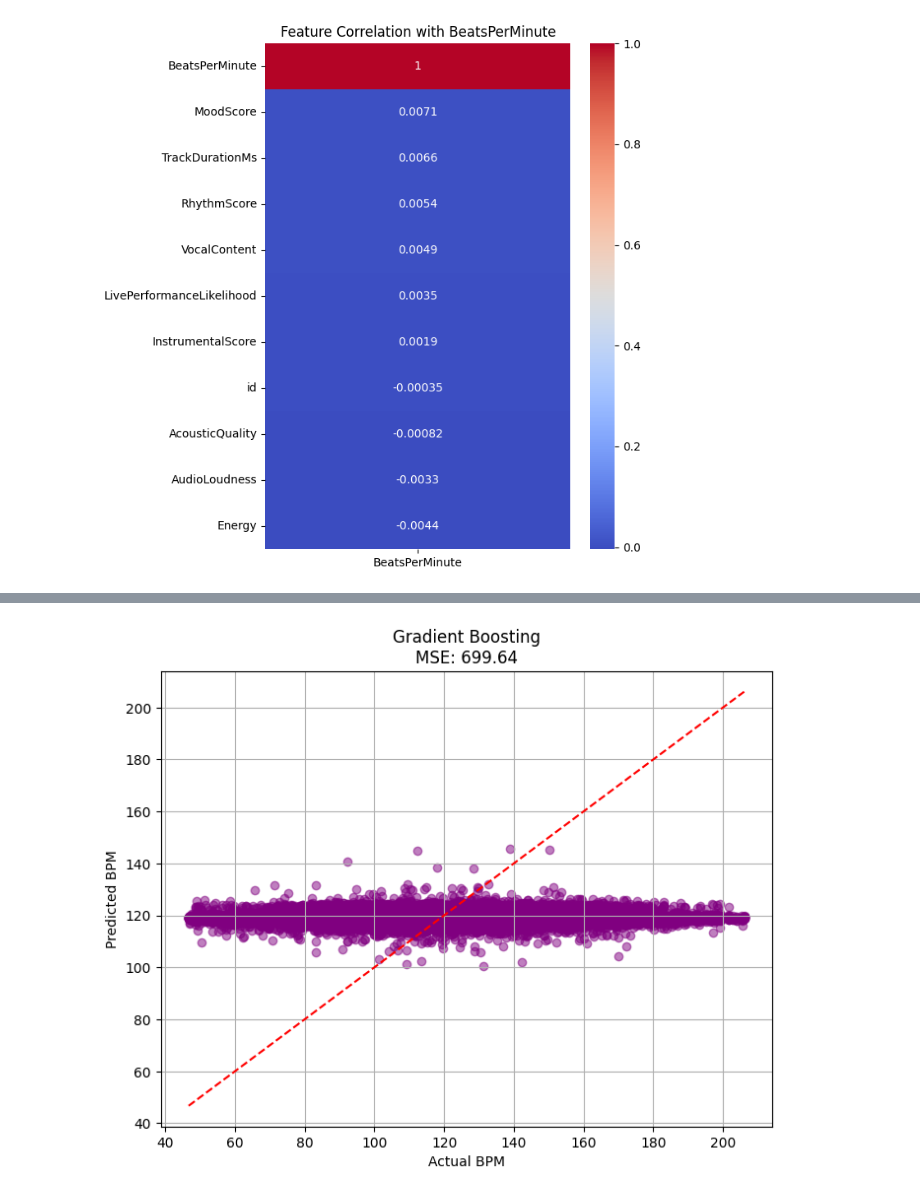
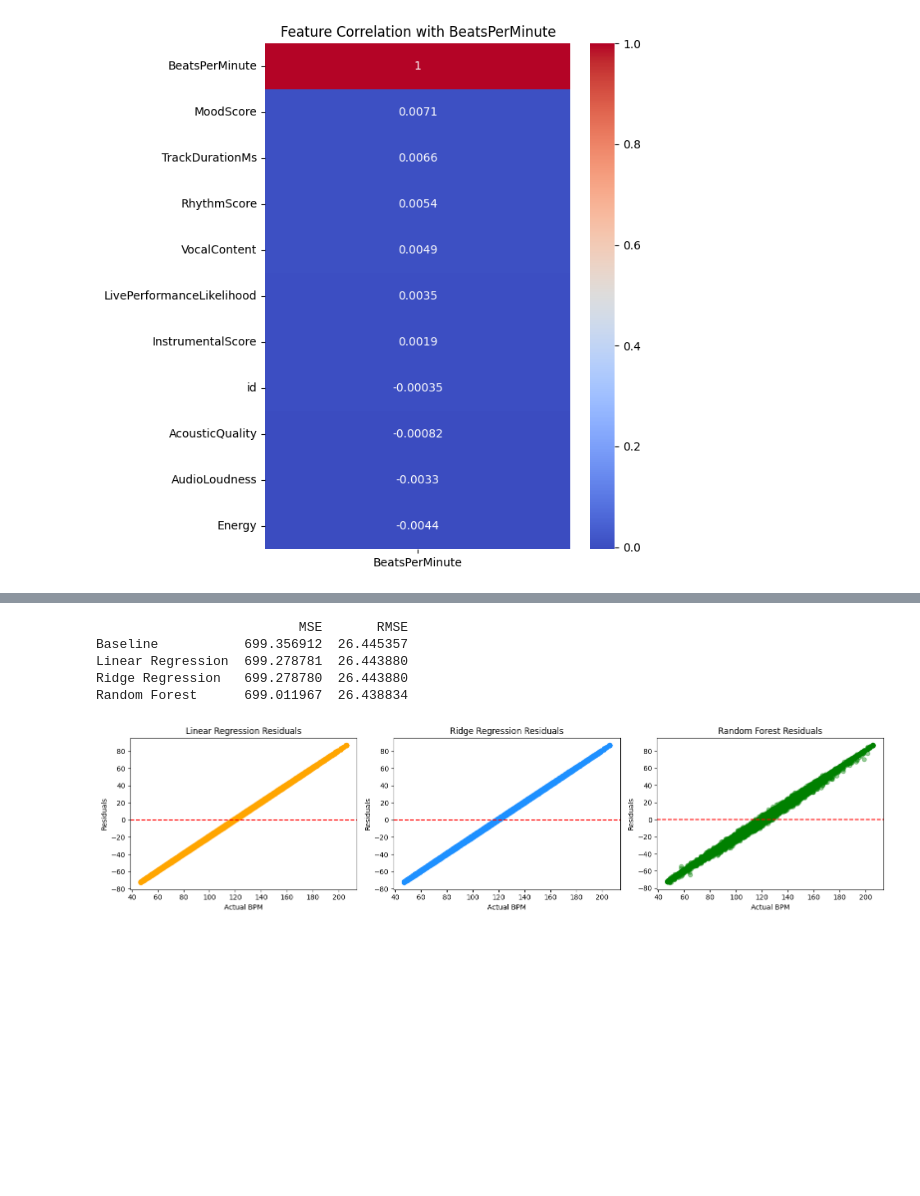
Before and after one commit to cassreinhardt/CS1050, a Jupyter notebook: machine-learning-project-cass.ipynb, the cells around one changed output, grey strips where cells are left out. Cells and saved outputs as stored; diff of their text form; code cells hidden in the pictures; blank space fills up the shorter version.

```diff
--- a/machine-learning-project-cass.ipynb
+++ b/machine-learning-project-cass.ipynb
@@ -269,12 +181,54 @@ plt.show()
-# %%
-# Gradient Boosting Plot
-plt.figure(figsize=(8,6))
-plt.scatter(y_val, y_pred_gb, alpha=0.5, color='purple')
-plt.plot([y_val.min(), y_val.max()], [y_val.min(), y_val.max()], 'r--')
-plt.xlabel("Actual BPM")
-plt.ylabel("Predicted BPM")
-plt.title(f"Gradient Boosting\nMSE: {mse_gb:.2f}")
-plt.grid(True)
-plt.show()
-# %% [output]
-[figure, removed]
+# %%
+# Show prefomance metrics, rmse
+# Collect metrics
+metrics = {
+    "Baseline": {"MSE": mse_baseline, "RMSE": rmse_baseline},
+    "Linear Regression": {"MSE": mse_lin, "RMSE": rmse_lin},
+    "Ridge Regression": {"MSE": mse_ridge, "RMSE": rmse_ridge},
+    "Random Forest": {"MSE": mse_rf, "RMSE": rmse_rf}
+}
+
+# Convert to DataFrame for display
+metrics_df = pd.DataFrame(metrics).T
+print(metrics_df)
+# %% [output]
+                          MSE       RMSE
+Baseline           699.356912  26.445357
+Linear Regression  699.278781  26.443880
+Ridge Regression   699.278780  26.443880
+Random Forest      699.011967  26.438834
+# %%
+# Residual plots for each model
+plt.figure(figsize=(16,4))
+
+# Linear Regression residuals
+plt.subplot(1,3,1)
+resid_lin = y_val - y_pred_lin
+plt.scatter(y_val, resid_lin, alpha=0.4, color='orange')
+plt.axhline(0, color='r', linestyle='--')
+plt.xlabel("Actual BPM")
+plt.ylabel("Residuals")
+plt.title("Linear Regression Residuals")
+
+# Ridge Regression residuals
+plt.subplot(1,3,2)
+resid_ridge = y_val - y_pred_ridge
+plt.scatter(y_val, resid_ridge, alpha=0.4, color='dodgerblue')
+plt.axhline(0, color='r', linestyle='--')
+plt.xlabel("Actual BPM")
+plt.ylabel("Residuals")
+plt.title("Ridge Regression Residuals")
+
+# Random Forest residuals
+plt.subplot(1,3,3)
+resid_rf = y_val - y_pred_rf
+plt.scatter(y_val, resid_rf, alpha=0.4, color='green')
+plt.axhline(0, color='r', linestyle='--')
+plt.xlabel("Actual BPM")
+plt.ylabel("Residuals")
+plt.title("Random Forest Residuals")
+
+plt.tight_layout()
+plt.show()
+# %% [output]
+[figure, added]
```
Also changed, not shown: parts of 23 cells of this notebook.
